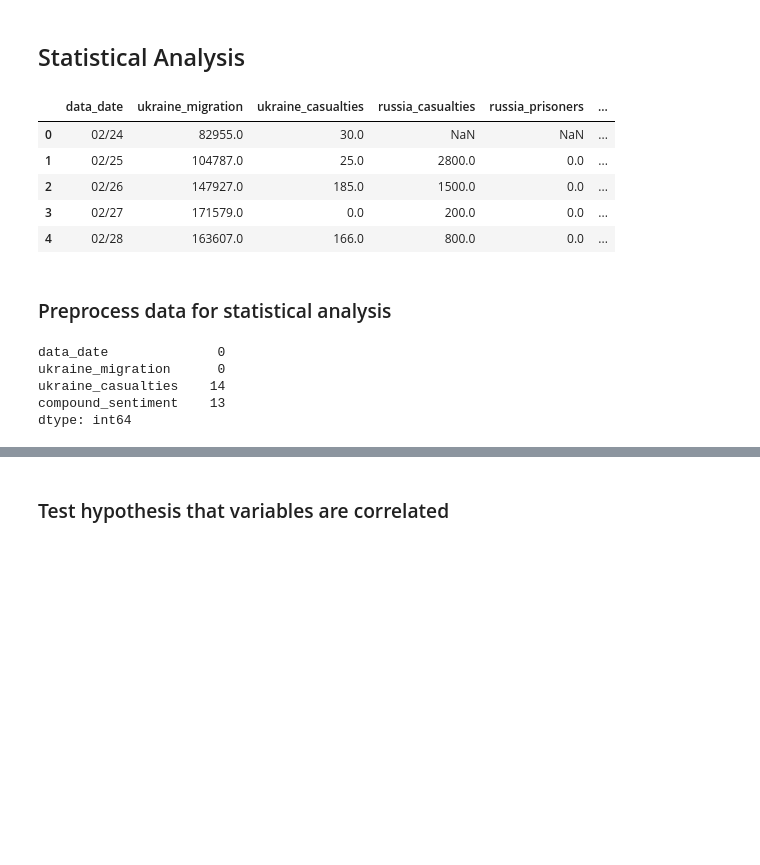
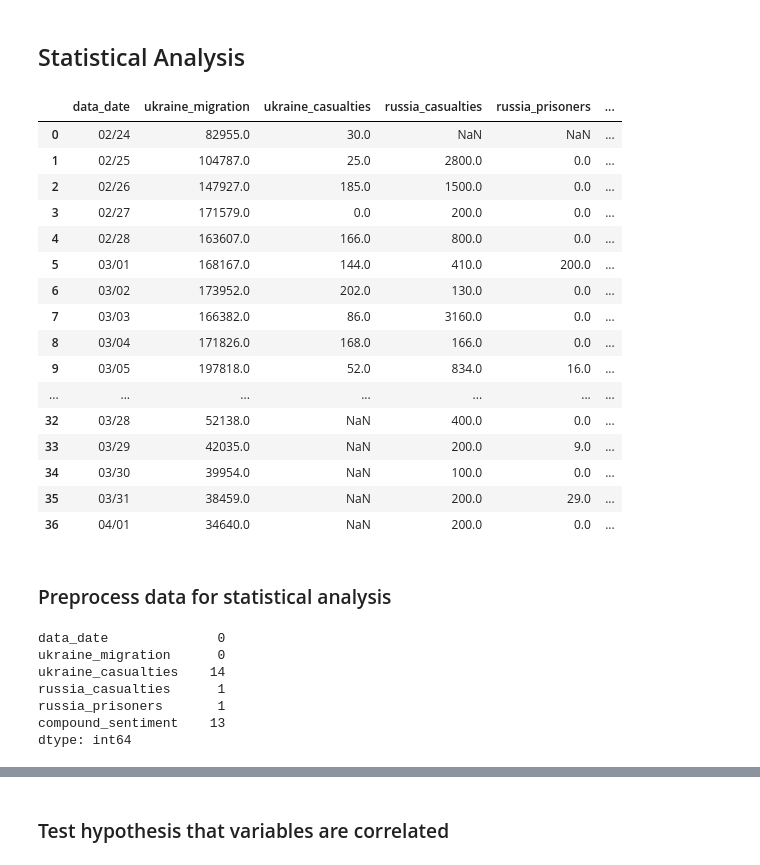
Before and after one commit to aduchini/Final_project, a Jupyter notebook: Statistical_Analysis.ipynb, the cells around one changed output, grey strips where cells are left out. Cells and saved outputs as stored; diff of their text form; code cells hidden in the pictures; blank space fills up the shorter version.

```diff
--- a/Statistical_Analysis.ipynb
+++ b/Statistical_Analysis.ipynb
@@ -9,26 +12,37 @@ from pandas.plotting import scatter_matrix
 # %%
-conn = sqlite3.connect('resources/ukraine_analysis.sqlite')
+conn = sqlite3.connect('/Users/floramatos/Desktop/Final_Project/segment_3/AD/ukraine_analysis.sqlite')
 # %%
 stats_df = pd.read_sql('select * from migration_sentiments', conn)
-stats_df.head()
+stats_df
 # %% [output]
 |  | data_date | ukraine_migration | ukraine_casualties | russia_casualties | russia_prisoners | ... |
 | 0 | 02/24 | 82955.0 | 30.0 | NaN | NaN | ... |
 | 1 | 02/25 | 104787.0 | 25.0 | 2800.0 | 0.0 | ... |
 | 2 | 02/26 | 147927.0 | 185.0 | 1500.0 | 0.0 | ... |
 | 3 | 02/27 | 171579.0 | 0.0 | 200.0 | 0.0 | ... |
 | 4 | 02/28 | 163607.0 | 166.0 | 800.0 | 0.0 | ... |
+| 5 | 03/01 | 168167.0 | 144.0 | 410.0 | 200.0 | ... |
+| 6 | 03/02 | 173952.0 | 202.0 | 130.0 | 0.0 | ... |
+| 7 | 03/03 | 166382.0 | 86.0 | 3160.0 | 0.0 | ... |
+| 8 | 03/04 | 171826.0 | 168.0 | 166.0 | 0.0 | ... |
+| 9 | 03/05 | 197818.0 | 52.0 | 834.0 | 16.0 | ... |
+| ... | ... | ... | ... | ... | ... | ... |
+| 32 | 03/28 | 52138.0 | NaN | 400.0 | 0.0 | ... |
+| 33 | 03/29 | 42035.0 | NaN | 200.0 | 9.0 | ... |
+| 34 | 03/30 | 39954.0 | NaN | 100.0 | 0.0 | ... |
+| 35 | 03/31 | 38459.0 | NaN | 200.0 | 29.0 | ... |
+| 36 | 04/01 | 34640.0 | NaN | 200.0 | 0.0 | ... |
 # %% [markdown]
 ### Preprocess data for statistical analysis
 # %%
-# select columns
-stats_df = stats_df[['data_date', 'ukraine_migration', 'ukraine_casualties', 'compound_sentiment']]
 # count null values
 stats_df.isna().sum()
 # %% [output]
 data_date              0
 ukraine_migration      0
 ukraine_casualties    14
+russia_casualties      1
+russia_prisoners       1
 compound_sentiment    13
 dtype: int64
 # %%
```
Also changed, not shown: parts of 10 cells of this notebook, 2 other files.
